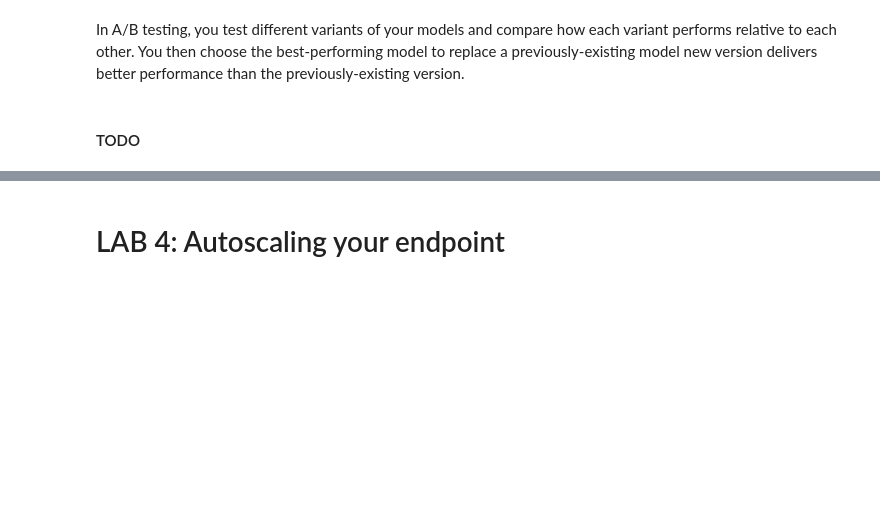
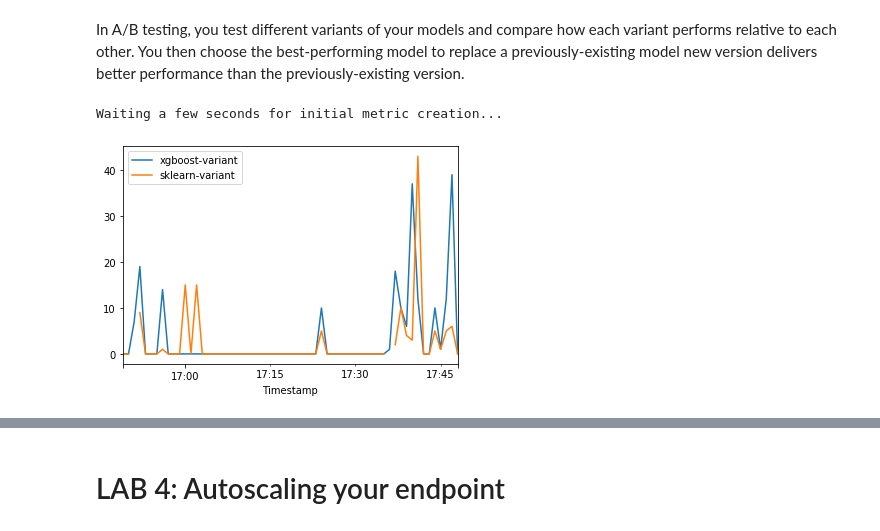
Before and after one commit to LokaHQ/aws_immersion_sagemaker, a Jupyter notebook: model-monitoring/sagemaker-inference-immersion-day-studio-ver.ipynb, the cells around one changed output, grey strips where cells are left out. Saved outputs shown, nothing was run; the diff lists cells and outputs as text; code cells hidden in the pictures; blank space fills up the shorter version.

```diff
--- a/model-monitoring/sagemaker-inference-immersion-day-studio-ver.ipynb
+++ b/model-monitoring/sagemaker-inference-immersion-day-studio-ver.ipynb
@@ -382,5 +402,3 @@ Done!
 ## A/B Testing
 # %% [markdown]
 In A/B testing, you test different variants of your models and compare how each variant performs relative to each other. You then choose the best-performing model to replace a previously-existing model new version delivers better performance than the previously-existing version.
-# %% [markdown]
-#### TODO
@@ -389,0 +405,46 @@ In A/B testing, you test different variants of your models and compare how each
+# %%
+# Lets see how often each variant is called.
+
+cw = boto3.Session().client("cloudwatch")
+
+def get_invocation_metrics_for_endpoint_variant(endpoint_name, variant_name, start_time, end_time):
+    metrics = cw.get_metric_statistics(
+        Namespace="AWS/SageMaker",
+        MetricName="Invocations",
+        StartTime=start_time,
+        EndTime=end_time,
+        Period=60,
+        Statistics=["Sum"],
+        Dimensions=[
+            {"Name": "EndpointName", "Value": endpoint_name},
+            {"Name": "VariantName", "Value": variant_name},
+        ],
+    )
+    return (
+        pd.DataFrame(metrics["Datapoints"])
+        .sort_values("Timestamp")
+        .set_index("Timestamp")
+        .drop("Unit", axis=1)
+        .rename(columns={"Sum": variant_name})
+    )
+
+
+def plot_endpoint_metrics(start_time=None):
+    start_time = start_time or datetime.now() - timedelta(minutes=60)
+    end_time = datetime.now()
+    metrics_variant1 = get_invocation_metrics_for_endpoint_variant(
+        production_variant_endpoint, "xgboost-variant", start_time, end_time
+    )
+    metrics_variant2 = get_invocation_metrics_for_endpoint_variant(
+        production_variant_endpoint, "sklearn-variant", start_time, end_time
+    )
+    metrics_variants = metrics_variant1.join(metrics_variant2, how="outer")
+    metrics_variants.plot()
+    return metrics_variants
+# %%
+print("Waiting a few seconds for initial metric creation...")
+time.sleep(30)
+m = plot_endpoint_metrics()
+# %% [output]
+Waiting a few seconds for initial metric creation...
+[figure, added]
```
Also changed, not shown: parts of 51 cells of this notebook.
